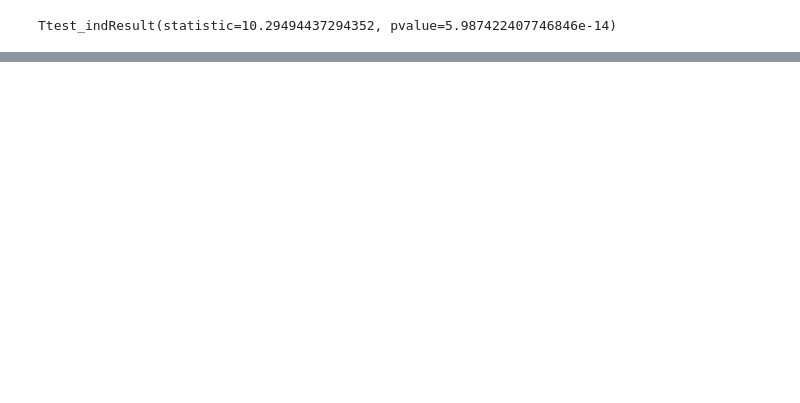
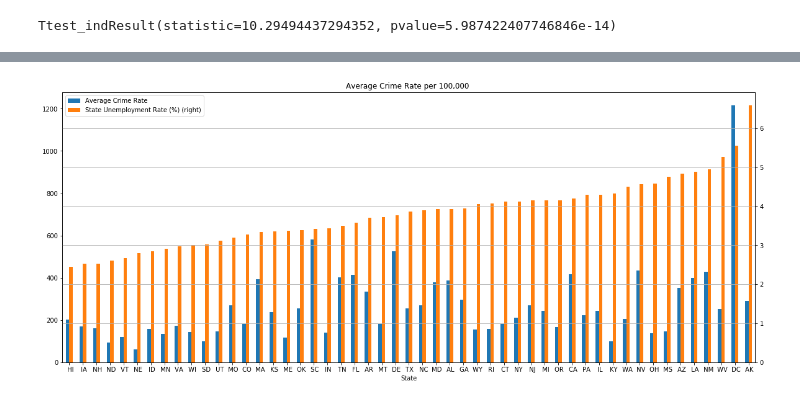
Before and after one commit to prakashbalasubramaniam/The_Incredible_Quad, a Jupyter notebook: Catherine/Crime and Unemployment Analysis.ipynb, the cells around one changed output, grey strips where cells are left out. Drawn from its saved outputs; the diff is of its cells as text; code cells hidden in the pictures; blank space fills up the shorter version.

```diff
--- a/Catherine/Crime and Unemployment Analysis.ipynb
+++ b/Catherine/Crime and Unemployment Analysis.ipynb
@@ -529,0 +493,4 @@ Warnings:
+# %%
+# Sort the merged data by state unemployment rate from lowest to highest
+relevantsortxdf1 = mergeddf.drop(["Labor Force", "Unemployed"], axis=1).sort_values(["State Unemployment Rate (%)"], ascending=True).round(2)
+relevantsortxdf1
@@ -529,0 +553,8 @@ Warnings:
+# %%
+# Make a bar graph using sorted dataframe by unemployment rate.
+gbar = relevantsortxdf1.plot( kind = 'bar',secondary_y = 'State Unemployment Rate (%)',figsize = (20,8), rot = 0 )
+plt.grid()
+plt.title("Average Crime Rate per 100,000 ")
+plt.savefig("Sorted State Unemployment Rate vs. Crime Rate.png")
+# %% [output]
+[figure, added]
```
Also changed, not shown: parts of 27 cells of this notebook, 8 other files.
